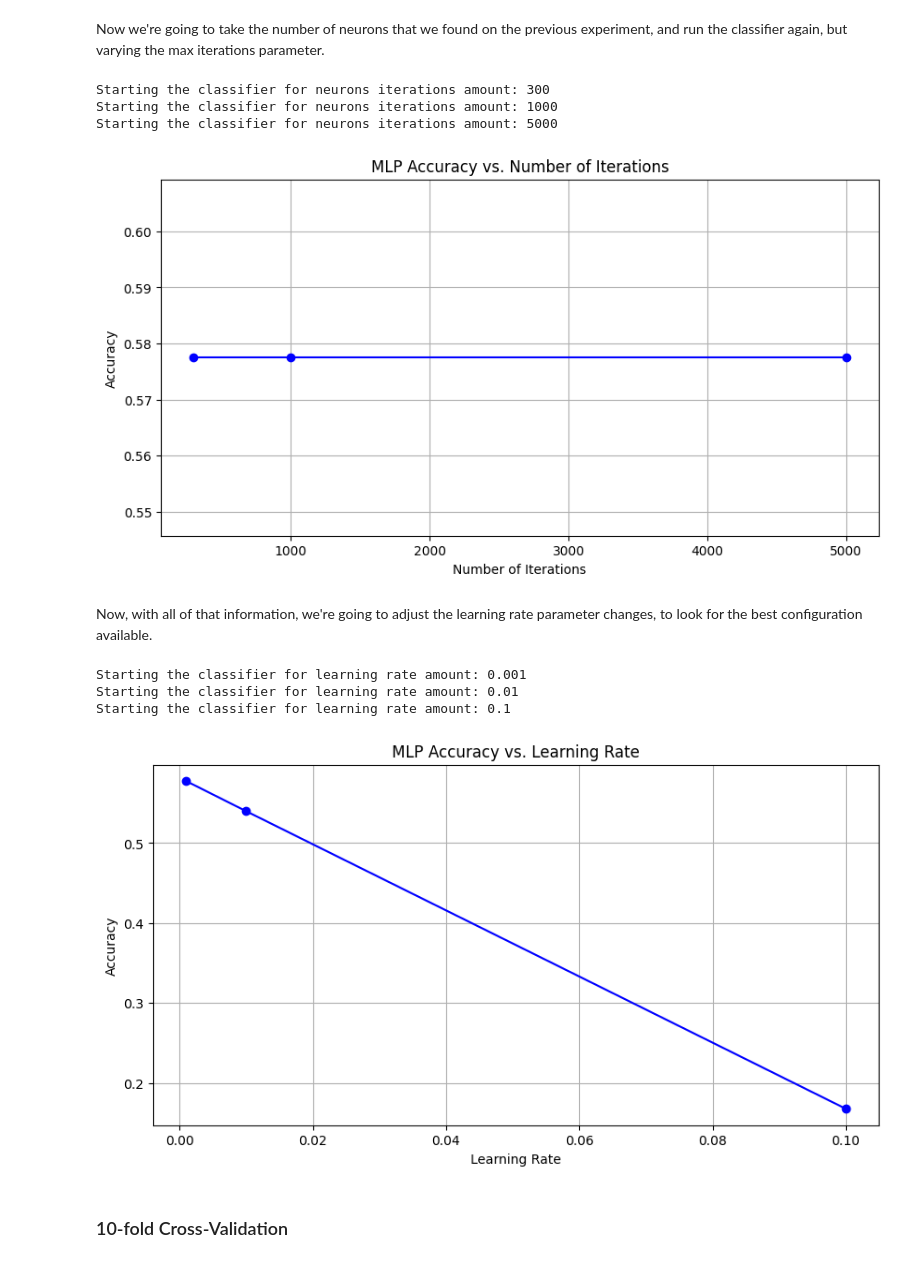
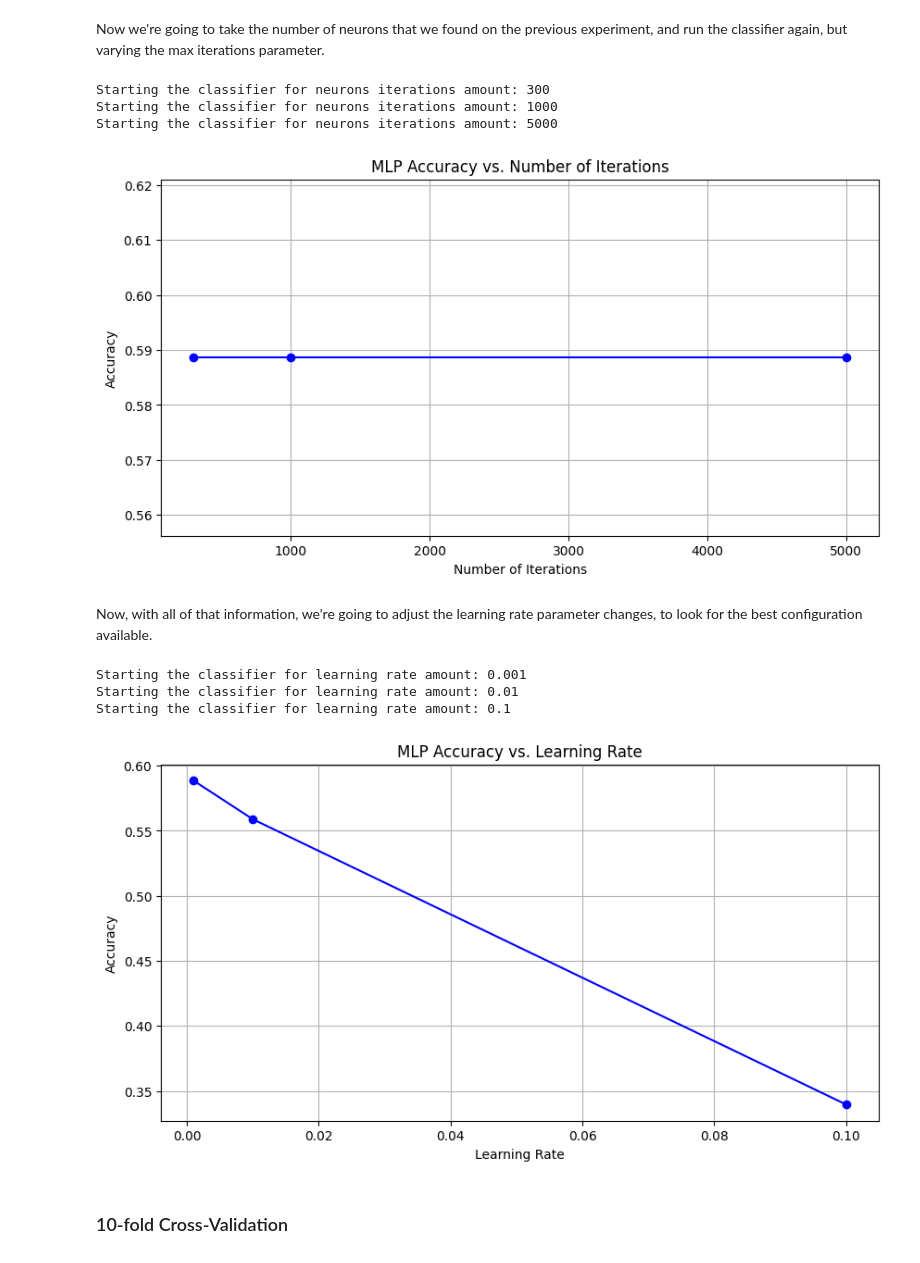
Before and after one commit to dantasl/machine-learning-dimap, a Jupyter notebook: machine-learning-dimap.ipynb, the cells around one changed output. Cells and saved outputs as stored; diff of their text form; code cells hidden in the pictures.

```diff
--- a/machine-learning-dimap.ipynb
+++ b/machine-learning-dimap.ipynb
@@ -573,7 +573,7 @@ train_features, test_features, train_labels, test_labels = train_test_split(sent
 # Initiate the values needed
 accuracies = []
 iterations = [300, 1000, 5000]
-best_neuron_length = 387
+best_neuron_length = 437
 
 # Loop through neuron configurations
 for iteration in iterations:
@@ -596,7 +596,7 @@ plt.show()
 Starting the classifier for neurons iterations amount: 300
 Starting the classifier for neurons iterations amount: 1000
 Starting the classifier for neurons iterations amount: 5000
-[figure, old version]
+[figure, new version]
 # %% [markdown]
 Now, with all of that information, we're going to adjust the learning rate parameter changes, to look for the best configuration available.
 # %%
@@ -607,35 +607,35 @@ import matplotlib.pyplot as plt
 
 # Percentage test split method - can adjust percentage
 train_features, test_features, train_labels, test_labels = train_test_split(sentiments_features, labels, test_size=0.3, random_state=42)
 
 # Initiate the values needed
 accuracies = []
 best_max_iter = 300
-best_neuron_length = 387
+best_neuron_length = 437
 learning_rates = [0.001, 0.01, 0.1]
 
 # Loop through neuron configurations
 for learning_rate in learning_rates:
     print("Starting the classifier for learning rate amount:", learning_rate)
     mlp = MLPClassifier(hidden_layer_sizes=(best_neuron_length,), learning_rate_init=learning_rate, max_iter=best_max_iter, activation='relu', solver='adam', random_state=42)
     mlp.fit(train_features, train_labels)
     labels_predict = mlp.predict(test_features)
     accuracy = accuracy_score(test_labels, labels_predict)
     accuracies.append(accuracy)
 
 # Plotting
 plt.figure(figsize=(10, 5))
 plt.plot(learning_rates, accuracies, marker='o', linestyle='-', color='b')
 plt.title('MLP Accuracy vs. Learning Rate')
 plt.xlabel('Learning Rate')
 plt.ylabel('Accuracy')
 plt.grid(True)
 plt.show()
 # %% [output]
 Starting the classifier for learning rate amount: 0.001
 Starting the classifier for learning rate amount: 0.01
 Starting the classifier for learning rate amount: 0.1
-[figure, old version]
+[figure, new version]
 # %% [markdown]
 ### 10-fold Cross-Validation
 # %%
```
Also changed, not shown: parts of 5 cells of this notebook.
